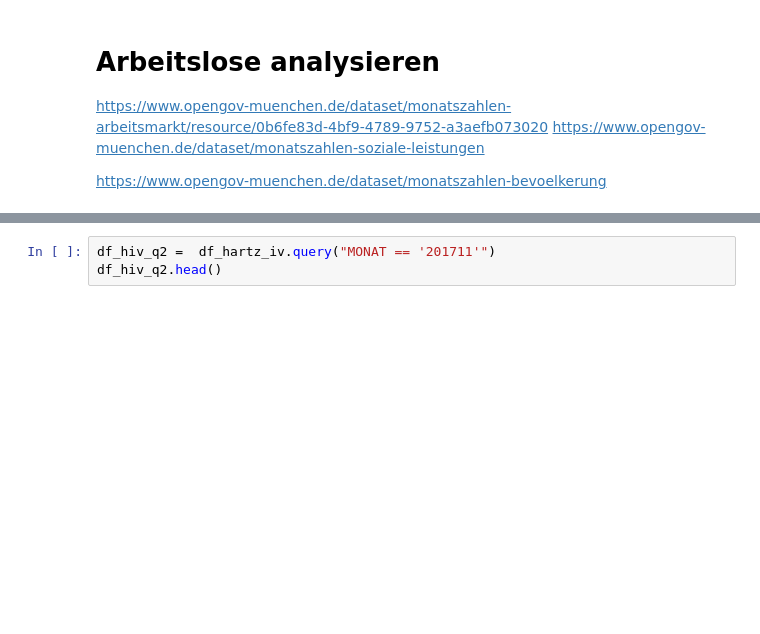
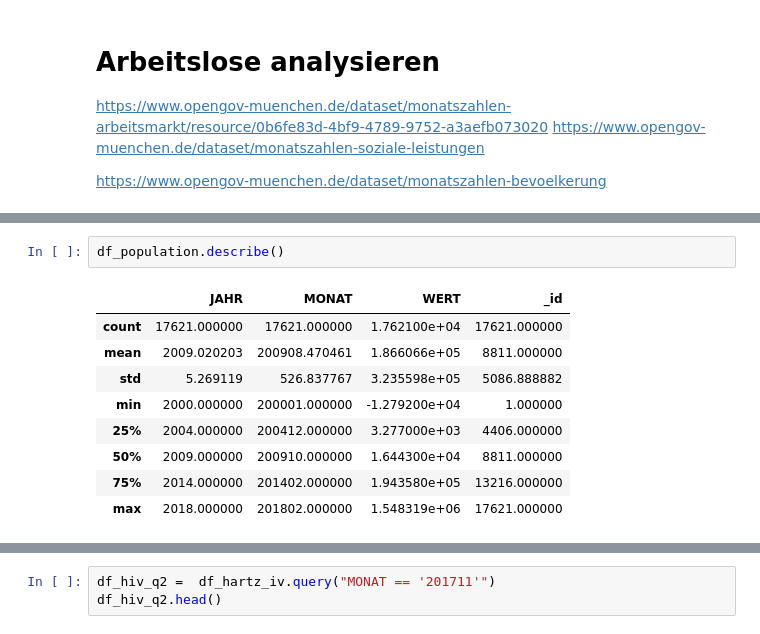
Before and after one commit to schmiddim/opendata, a Jupyter notebook: arbeitslos.ipynb, the cells around one changed output, grey strips where cells are left out. Drawn from its saved outputs; the diff is of its cells as text; blank space fills up the shorter version.

```diff
--- a/arbeitslos.ipynb
+++ b/arbeitslos.ipynb
@@ -39,0 +63,12 @@ df_unemployed.head()
+# %%
+df_population.describe()
+# %% [output]
+|  | JAHR | MONAT | WERT | _id |
+| count | 17621.000000 | 17621.000000 | 1.762100e+04 | 17621.000000 |
+| mean | 2009.020203 | 200908.470461 | 1.866066e+05 | 8811.000000 |
+| std | 5.269119 | 526.837767 | 3.235598e+05 | 5086.888882 |
+| min | 2000.000000 | 200001.000000 | -1.279200e+04 | 1.000000 |
+| 25% | 2004.000000 | 200412.000000 | 3.277000e+03 | 4406.000000 |
+| 50% | 2009.000000 | 200910.000000 | 1.644300e+04 | 8811.000000 |
+| 75% | 2014.000000 | 201402.000000 | 1.943580e+05 | 13216.000000 |
+| max | 2018.000000 | 201802.000000 | 1.548319e+06 | 17621.000000 |
```
Also changed, not shown: parts of 6 cells of this notebook.
